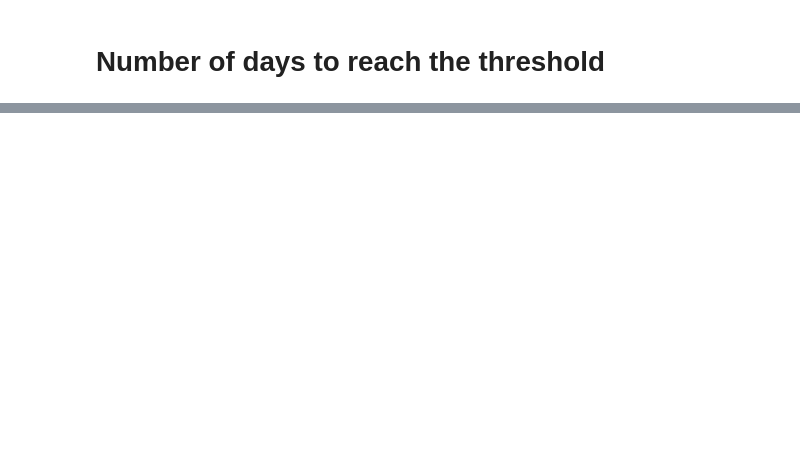
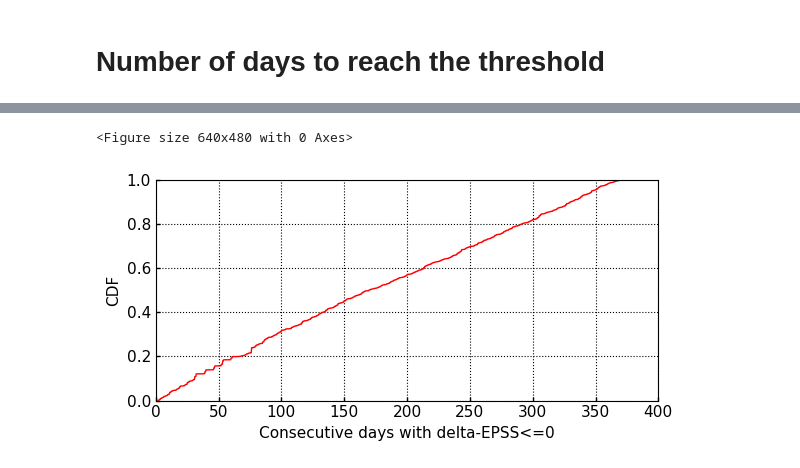
Before and after one commit to dravalico/EPSS-Project, a Jupyter notebook: 5_current_cve.ipynb, the cells around one changed output, grey strips where cells are left out. Saved outputs shown, nothing was run; the diff lists cells and outputs as text; code cells hidden in the pictures; blank space fills up the shorter version.

```diff
--- a/5_current_cve.ipynb
+++ b/5_current_cve.ipynb
@@ -77,0 +78,4 @@ KeyboardInterrupt:
+# %%
+fastplot.plot(df_features['#daysDT<=0'].values, None, mode='CDF', grid=True,
+              xlabel='Consecutive days with delta-EPSS<=0', figsize=(6, 3))
+# %% [output]
@@ -77,0 +83,2 @@ KeyboardInterrupt:
+<Figure size 640x480 with 0 Axes>
+[figure, added]
```
Also changed, not shown: parts of 12 cells of this notebook, 2 other files.
